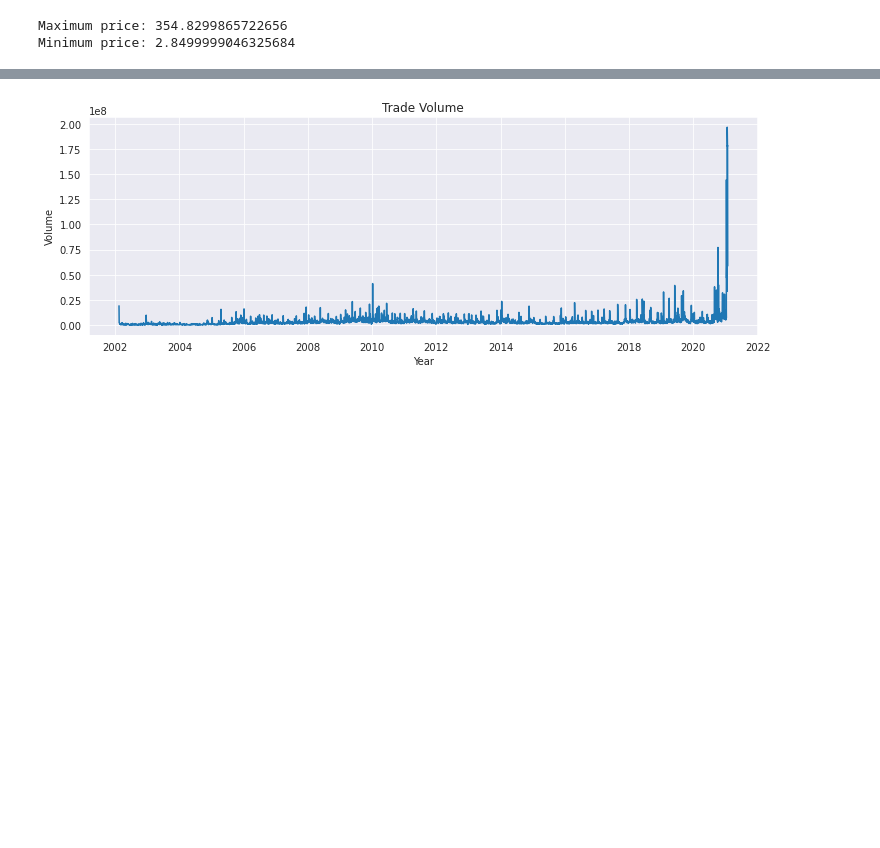
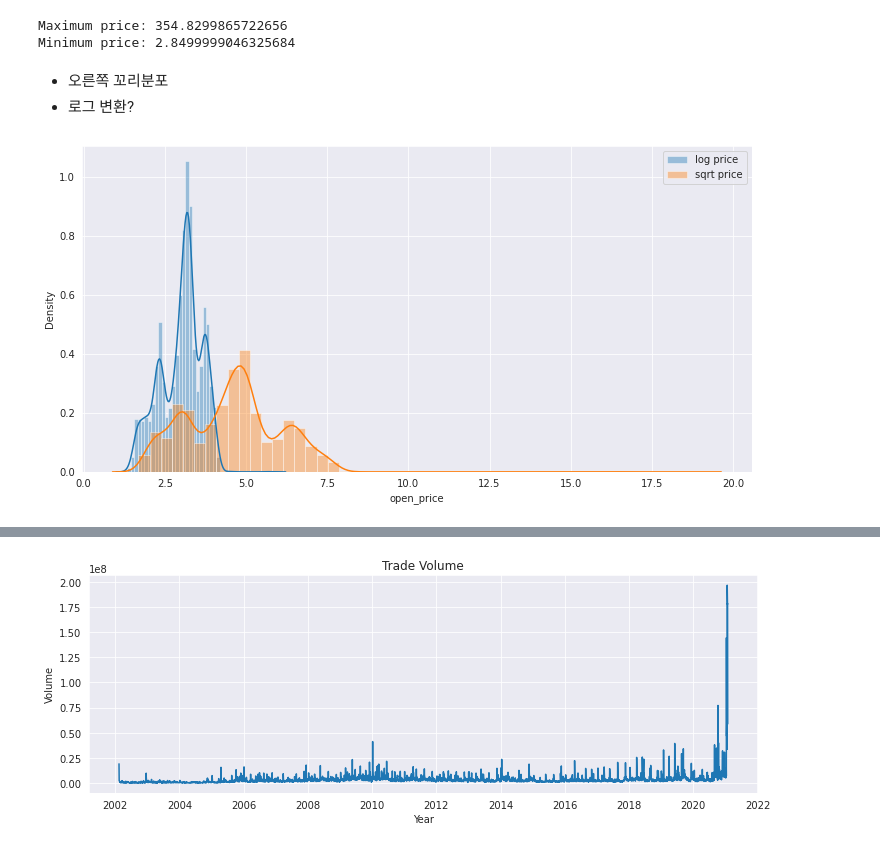
Before and after one commit to Haebuk/kuggle, a Jupyter notebook: gamestop.ipynb, the cells around one changed output, grey strips where cells are left out. Cells and saved outputs as stored; diff of their text form; code cells hidden in the pictures; blank space fills up the shorter version.

```diff
--- a/gamestop.ipynb
+++ b/gamestop.ipynb
@@ -74,3 +88,14 @@ print('Minimum price:', df['open_price'].min())
 [figure]
 Maximum price: 354.8299865722656
 Minimum price: 2.8499999046325684
+# %% [markdown]
+- 오른쪽 꼬리분포
+- 로그 변환?
+# %%
+plt.figure(figsize=(12, 6))
+sns.distplot(np.log1p(df['open_price']), label='log price')
+sns.distplot(np.sqrt(df['open_price']), label='sqrt price')
+plt.legend()
+plt.show()
+# %% [output]
+[figure, added]
```
Also changed, not shown: parts of 19 cells of this notebook.
